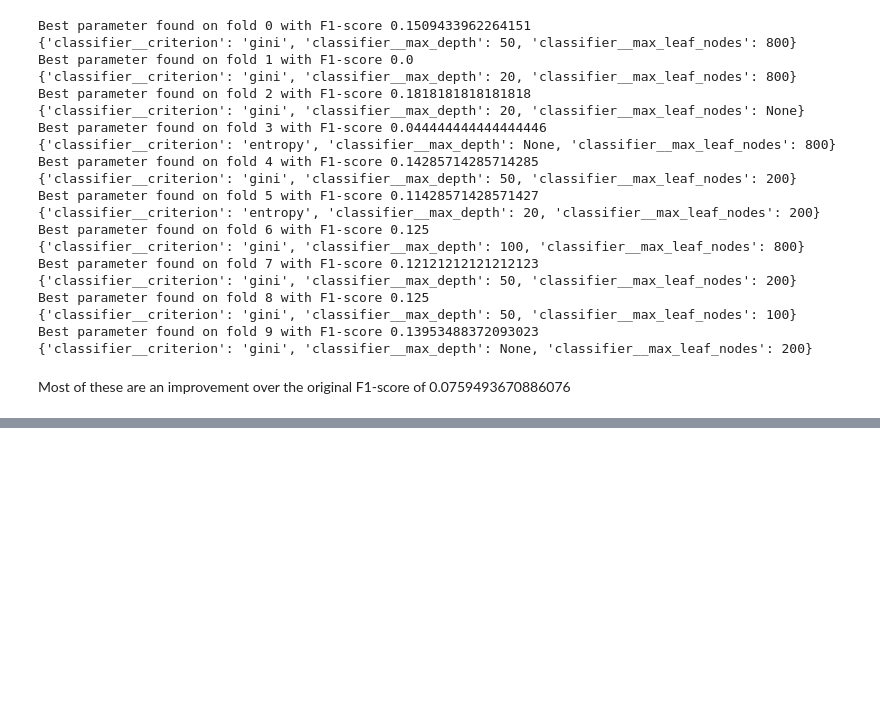
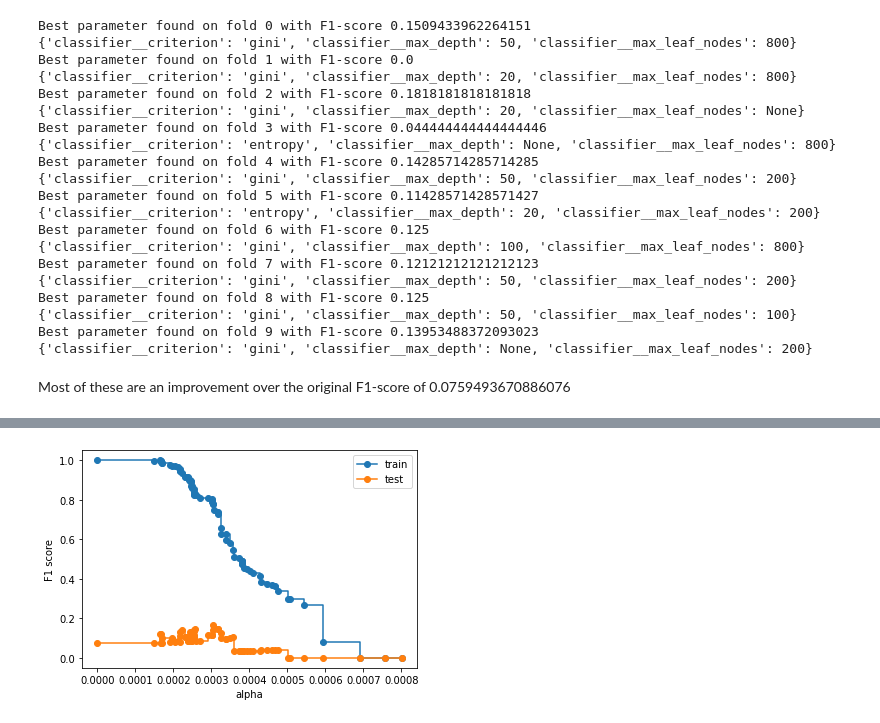
Before and after one commit to watemerald/ml-exploration, a Jupyter notebook: notebooks/3. Tree-Based Models.ipynb, the cells around one changed output, grey strips where cells are left out. Saved outputs shown, nothing was run; the diff lists cells and outputs as text; code cells hidden in the pictures; blank space fills up the shorter version.

```diff
--- a/notebooks/3. Tree-Based Models.ipynb
+++ b/notebooks/3. Tree-Based Models.ipynb
@@ -353,0 +421,18 @@ Most of these are an improvement over the original F1-score of 0.075949367088607
+# %%
+fix, ax = plt.subplots()
+ax.set_xlabel("alpha")
+ax.set_ylabel("F1 score")
+ax.plot(
+    ccp_alphas[:-1],
+    train_scores[:-1],
+    marker="o",
+    label="train",
+    drawstyle="steps-post",
+)
+ax.plot(
+    ccp_alphas[:-1], test_scores[:-1], marker="o", label="test", drawstyle="steps-post"
+)
+ax.legend()
+plt.show()
+# %% [output]
+[figure, added]
```
Also changed, not shown: parts of 9 cells of this notebook.
